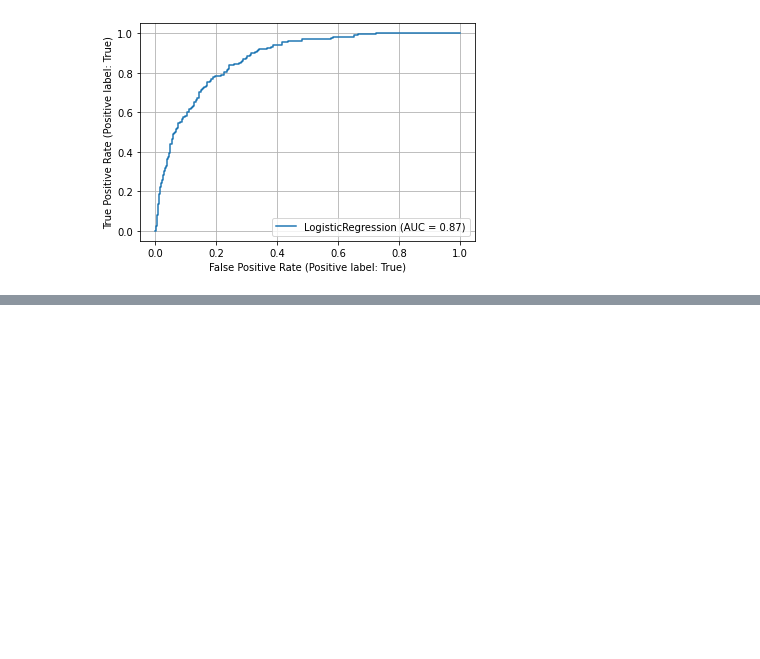
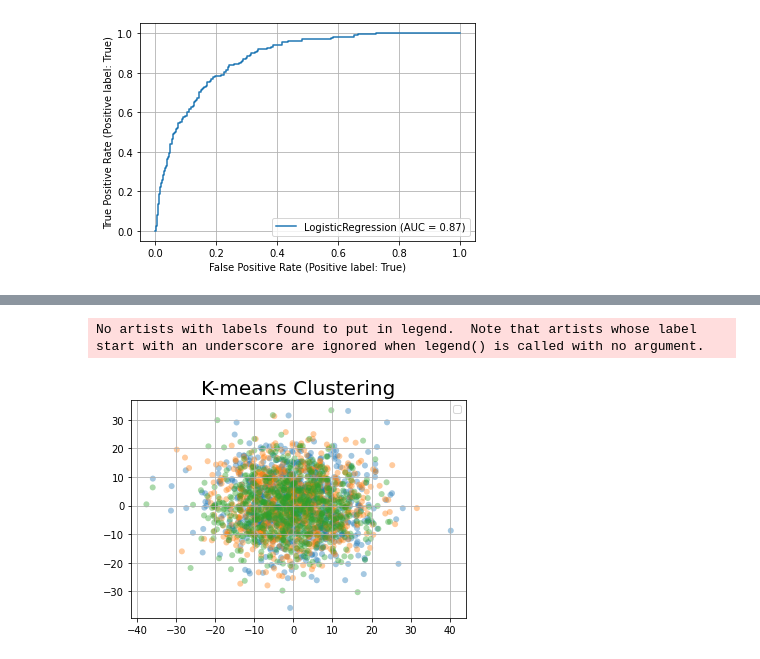
Before and after one commit to sourceoftruthdata/sot_interview_prep, a Jupyter notebook: notebooks/analysis.ipynb, the cells around one changed output, grey strips where cells are left out. Cells and saved outputs as stored; diff of their text form; code cells hidden in the pictures; blank space fills up the shorter version.

```diff
--- a/notebooks/analysis.ipynb
+++ b/notebooks/analysis.ipynb
@@ -629,0 +630,31 @@ plt.grid()
+# %%
+import numpy as np
+import matplotlib.pyplot as plt
+
+np.random.seed(19680801)
+
+fig, ax = plt.subplots()
+for color in ['tab:blue', 'tab:orange', 'tab:green']:
+    n = 750
+    # x, y = np.random.rand(2, n)
+    x=np.random.normal(0, 10, n)
+    y=np.random.normal(0, 10, n)
+    # scale = 200.0 * np.random.rand(n)
+    # scale = np.random.normal(0, 10, n)
+    ax.scatter(x
+               , y
+               , c=color
+               # , s=scale
+               # , label=[['Group1', 'Group 2', 'Group 3']]
+               , alpha=0.4
+               , edgecolors='none'
+               )
+
+ax.set_title('K-means Clustering', fontsize = 20)
+ax.legend(loc=1)
+ax.grid(True)
+
+plt.show()
+# %% [output]
+No artists with labels found to put in legend.  Note that artists whose label start with an underscore are ignored when legend() is called with no argument.
+[figure, added]
```
Also changed, not shown: parts of 10 cells of this notebook, 2 other files.
